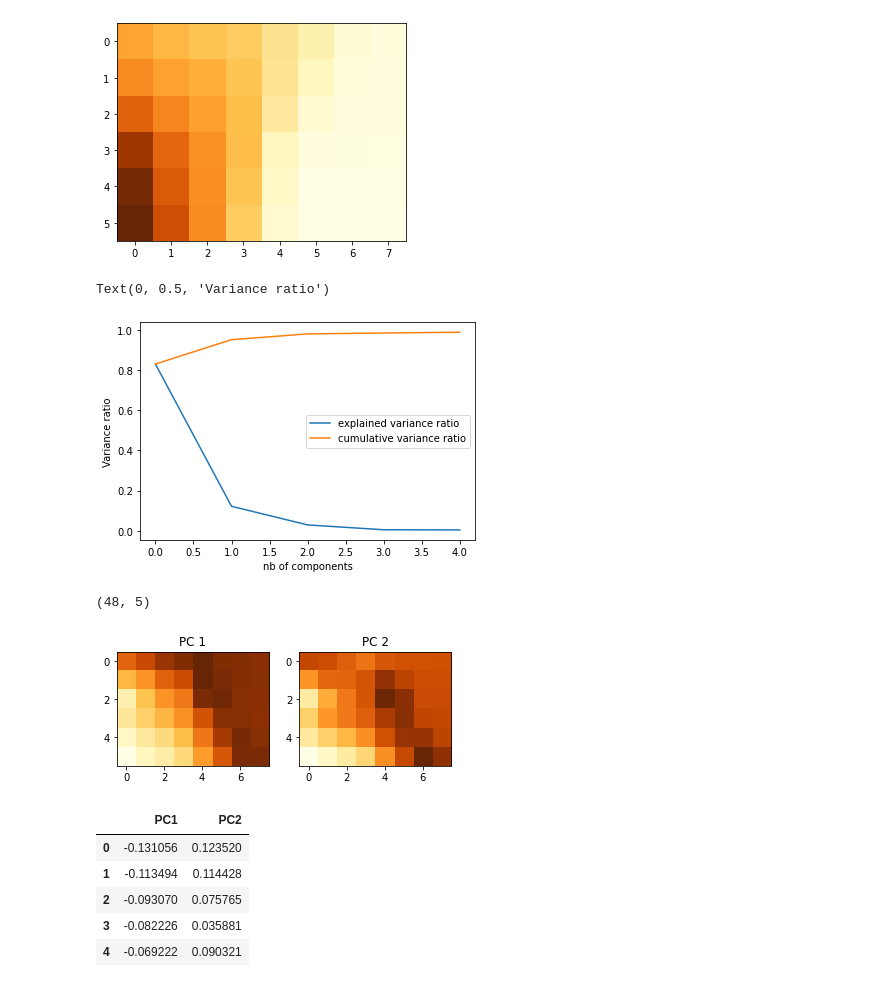
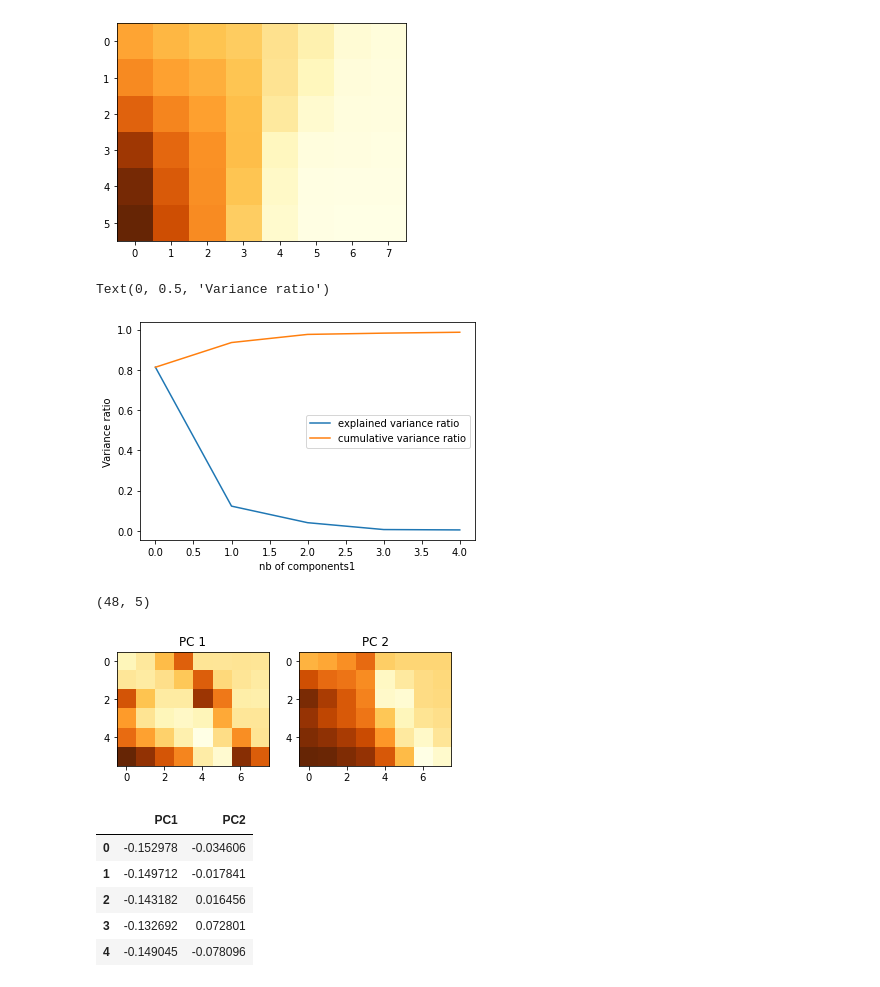
Before and after one commit to alesspiscopo/Data-Driven-MILD, a Jupyter notebook: PCA_grid.ipynb, the cells around one changed output. Cells and saved outputs as stored; diff of their text form; code cells hidden in the pictures.

```diff
--- a/PCA_grid.ipynb
+++ b/PCA_grid.ipynb
@@ -28,28 +28,29 @@ for i in range (T.shape[0]):
 plt.imshow(T_0, cmap='YlOrBr')
 plt.show()
 T_test = np.array(T_test)
+T = (T-np.mean(T,axis=0))/np.std(T,axis=0)
 # %% [output]
 [figure]
 # %%
 from sklearn.decomposition import PCA
 index = 0
 pca = PCA(n_components=5)
 pca.fit(T)
 
-#explained_var_ratio = pca.explained_variance_ratio_
+explained_var_ratio = pca.explained_variance_ratio_
 #plt.plot(explained_var_ratio)
 #plt.show()
 
 
 # plot of the explained variance by PCs and the cumulative variance ratio :  3 comp. explain up to 80% of the total variance
 plt.plot(explained_var_ratio, label = "explained variance ratio")
 plt.plot(np.cumsum(explained_var_ratio),label = "cumulative variance ratio")
 plt.legend(loc="center right")
 plt.xlabel('nb of components')
 plt.ylabel('Variance ratio')
 # %% [output]
 Text(0, 0.5, 'Variance ratio')
-[figure, old version]
+[figure, new version]
 # %%
 A = pca.components_.T
 Z = np.flip(T,axis=0)@A # X*A
@@ -63,17 +64,17 @@ for i, ax in enumerate(axs):
     ax.set_title('PC ' + str(i+1))
 # %% [output]
 (48, 5)
-[figure, old version]
+[figure, new version]
 # %%
 loadings = pd.DataFrame(A[:,:2], columns=['PC1', 'PC2'])
 loadings.head()
 # %% [output]
 |  | PC1 | PC2 |
-| 0 | -0.131056 | 0.123520 |
-| 1 | -0.113494 | 0.114428 |
-| 2 | -0.093070 | 0.075765 |
-| 3 | -0.082226 | 0.035881 |
-| 4 | -0.069222 | 0.090321 |
+| 0 | -0.152978 | -0.034606 |
+| 1 | -0.149712 | -0.017841 |
+| 2 | -0.143182 | 0.016456 |
+| 3 | -0.132692 | 0.072801 |
+| 4 | -0.149045 | -0.078096 |
 # %%
 X_reconstructed = Z[:,:2]@A[:,:2].T
 index = 0
```
Also changed, not shown: parts of 6 cells of this notebook.
